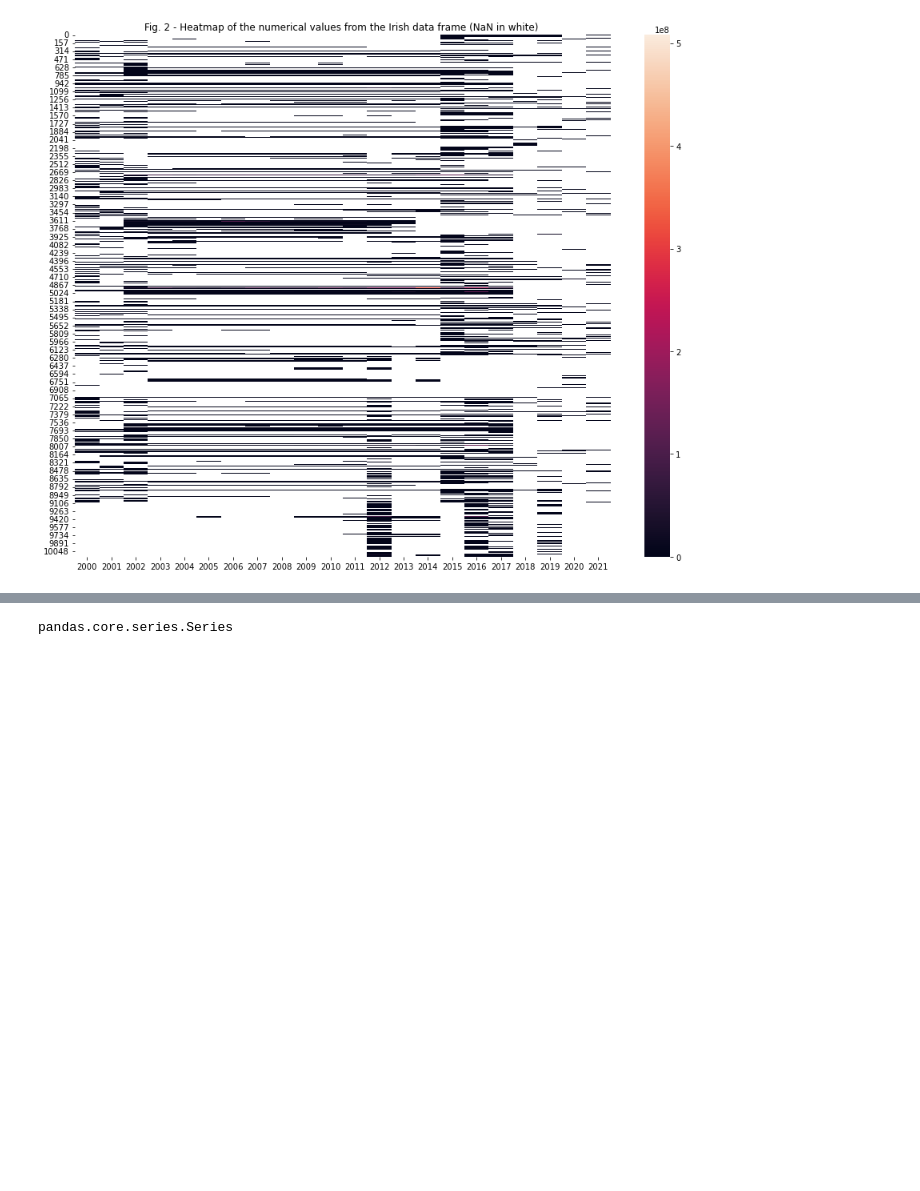
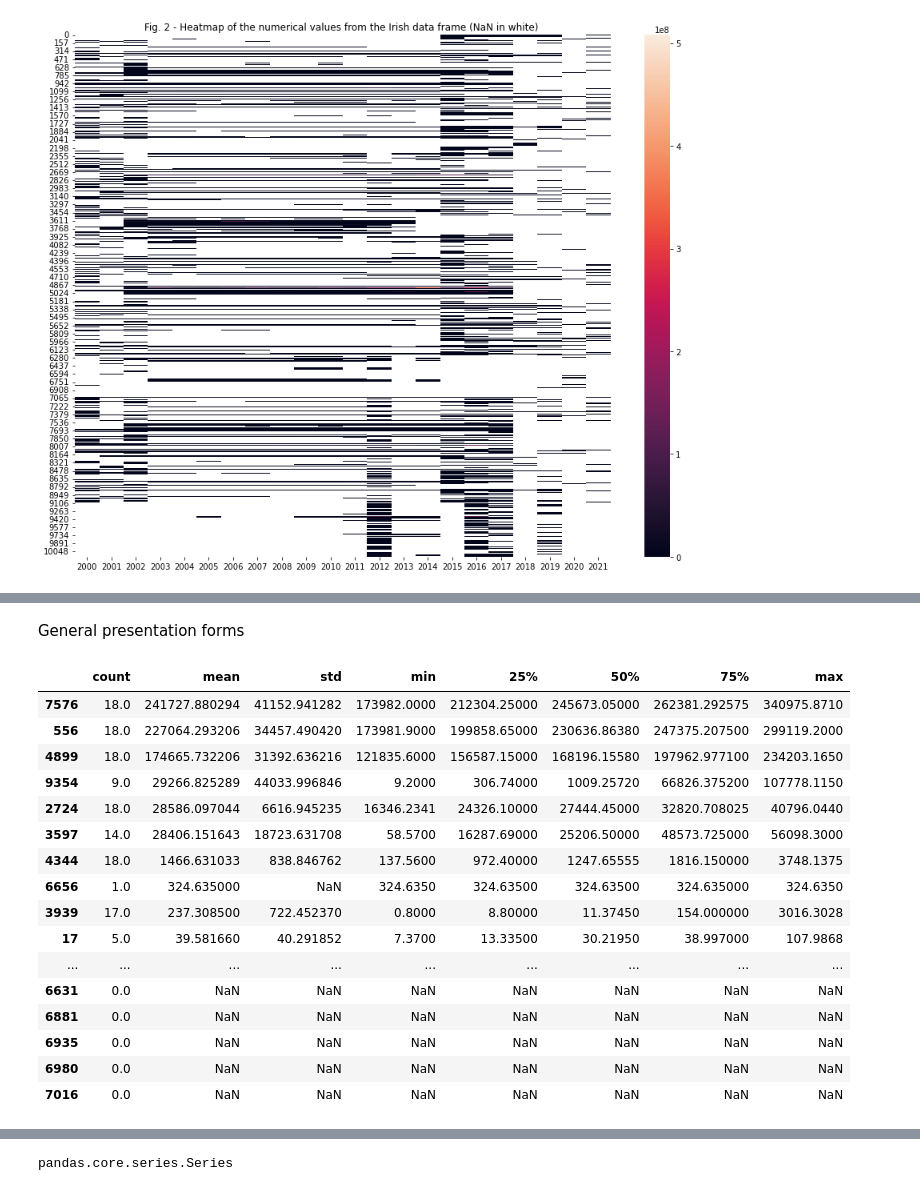
Before and after one commit to Carloselrecharlie/CA2, a Jupyter notebook: Fishery report.ipynb, the cells around one changed output, grey strips where cells are left out. Saved outputs shown, nothing was run; the diff lists cells and outputs as text; code cells hidden in the pictures; blank space fills up the shorter version.

```diff
--- a/Fishery report.ipynb
+++ b/Fishery report.ipynb
@@ -535,0 +554,23 @@ irishDF.query('species == "F01"')
+# %% [markdown]
+General presentation forms
+# %%
+# First query the df, then select the numerical columns from the query and get the stats of each row (rather than column). The results are sorted in decreasing means to easily spot the greatest values
+irishDF.query('species == "F01" & dest_use == "TOTAL" & unit == "TPW"').iloc[:,4:].apply(pd.DataFrame.describe, axis=1).sort_values('mean',ascending=False)
+# %% [output]
+|  | count | mean | std | min | 25% | 50% | 75% | max |
+| 7576 | 18.0 | 241727.880294 | 41152.941282 | 173982.0000 | 212304.25000 | 245673.05000 | 262381.292575 | 340975.8710 |
+| 556 | 18.0 | 227064.293206 | 34457.490420 | 173981.9000 | 199858.65000 | 230636.86380 | 247375.207500 | 299119.2000 |
+| 4899 | 18.0 | 174665.732206 | 31392.636216 | 121835.6000 | 156587.15000 | 168196.15580 | 197962.977100 | 234203.1650 |
+| 9354 | 9.0 | 29266.825289 | 44033.996846 | 9.2000 | 306.74000 | 1009.25720 | 66826.375200 | 107778.1150 |
+| 2724 | 18.0 | 28586.097044 | 6616.945235 | 16346.2341 | 24326.10000 | 27444.45000 | 32820.708025 | 40796.0440 |
+| 3597 | 14.0 | 28406.151643 | 18723.631708 | 58.5700 | 16287.69000 | 25206.50000 | 48573.725000 | 56098.3000 |
+| 4344 | 18.0 | 1466.631033 | 838.846762 | 137.5600 | 972.40000 | 1247.65555 | 1816.150000 | 3748.1375 |
+| 6656 | 1.0 | 324.635000 | NaN | 324.6350 | 324.63500 | 324.63500 | 324.635000 | 324.6350 |
+| 3939 | 17.0 | 237.308500 | 722.452370 | 0.8000 | 8.80000 | 11.37450 | 154.000000 | 3016.3028 |
+| 17 | 5.0 | 39.581660 | 40.291852 | 7.3700 | 13.33500 | 30.21950 | 38.997000 | 107.9868 |
+| ... | ... | ... | ... | ... | ... | ... | ... | ... |
+| 6631 | 0.0 | NaN | NaN | NaN | NaN | NaN | NaN | NaN |
+| 6881 | 0.0 | NaN | NaN | NaN | NaN | NaN | NaN | NaN |
+| 6935 | 0.0 | NaN | NaN | NaN | NaN | NaN | NaN | NaN |
+| 6980 | 0.0 | NaN | NaN | NaN | NaN | NaN | NaN | NaN |
+| 7016 | 0.0 | NaN | NaN | NaN | NaN | NaN | NaN | NaN |
```
Also changed, not shown: parts of 16 cells of this notebook.
